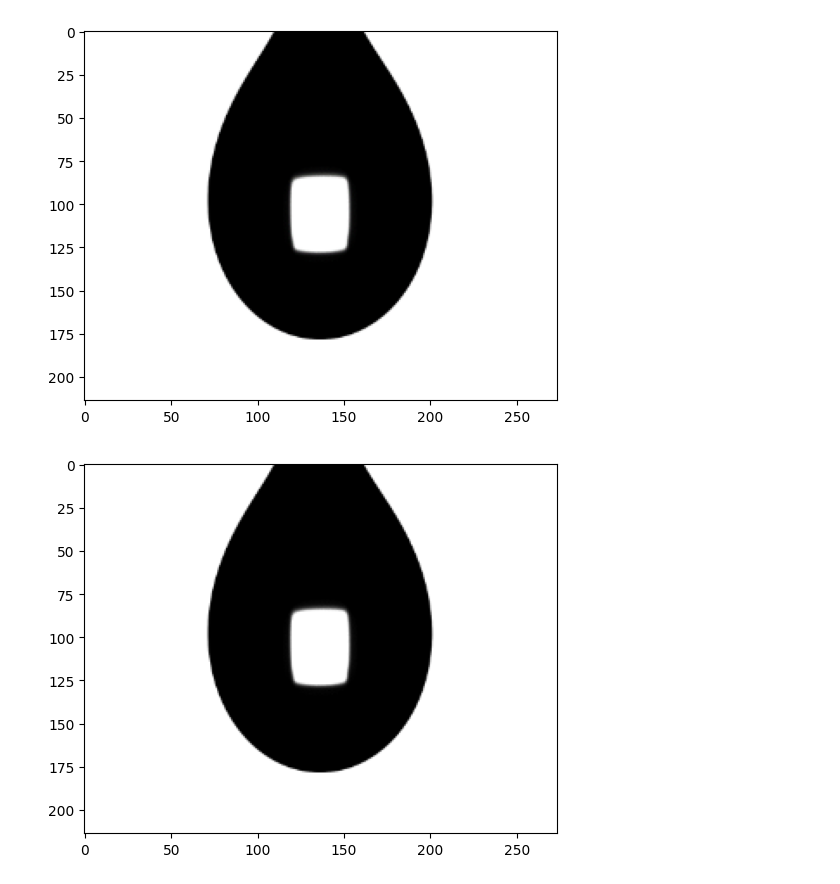
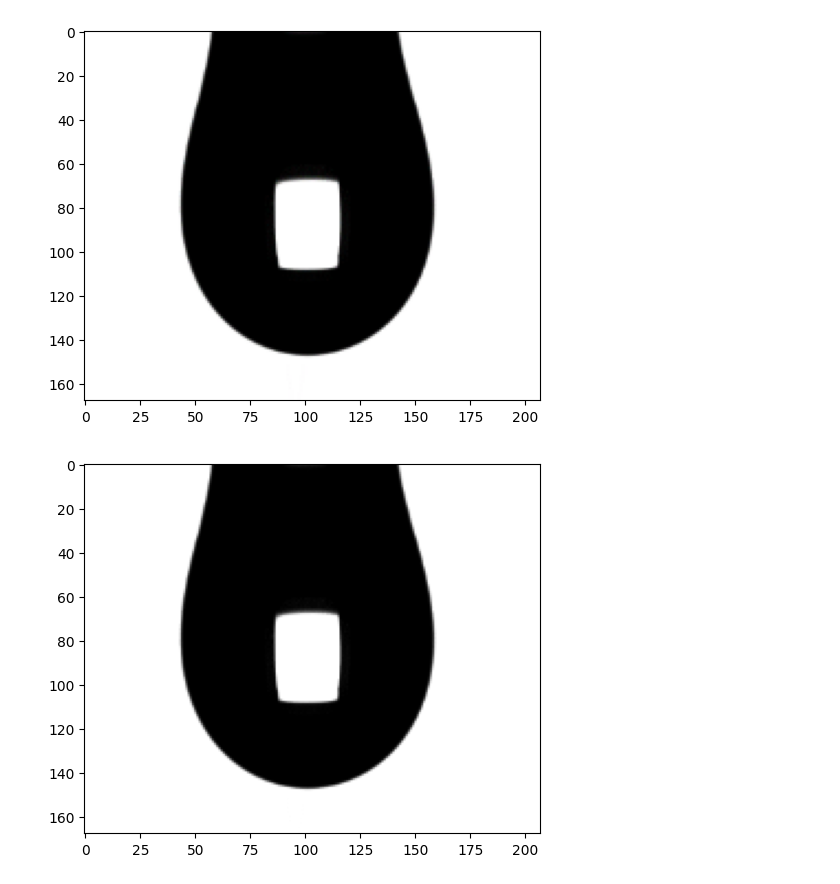
Before and after one commit to DmitriLyalikov/pdt-extract, a Jupyter notebook: Canny Edge Detector.ipynb, the cells around one changed output. Drawn from its saved outputs; the diff is of its cells as text; code cells hidden in the pictures.

```diff
--- a/Canny Edge Detector.ipynb
+++ b/Canny Edge Detector.ipynb
@@ -7,11 +8,11 @@ import numpy as np
 import matplotlib.pyplot as plt
 # %%
 # Load image into variable and display it
-lion = imageio.v2.imread("example_images/cropped/cropped water control.png", None) # Paste address of image
+lion = imageio.v2.imread("example_images/cropped/cropped SLES 70 8% w-w in DI Water.png", None) # Paste address of image
 plt.imshow(lion, cmap = plt.get_cmap('gray'))
 plt.show()
 # %% [output]
-[figure, old version]
+[figure, new version]
 # %%
 # Convert color image to grayscale to help extraction of edges and plot it
 lion_gray = np.dot(lion[...,:3], [0.299, 0.587, 0.114])
@@ -19,7 +20,7 @@ lion_gray = np.dot(lion[...,:3], [0.299, 0.587, 0.114])
 plt.imshow(lion_gray, cmap = plt.get_cmap('gray'))
 plt.show()
 # %% [output]
-[figure, old version]
+[figure, new version]
 # %%
 # Blur the grayscale image so that only important edges are extracted and the noisy ones ignored
 lion_gray_blurred = ndimage.gaussian_filter(lion_gray, sigma=1.2) # Note that the value of sigma is image specific so please tune it
```
Also changed, not shown: parts of 12 cells of this notebook.
